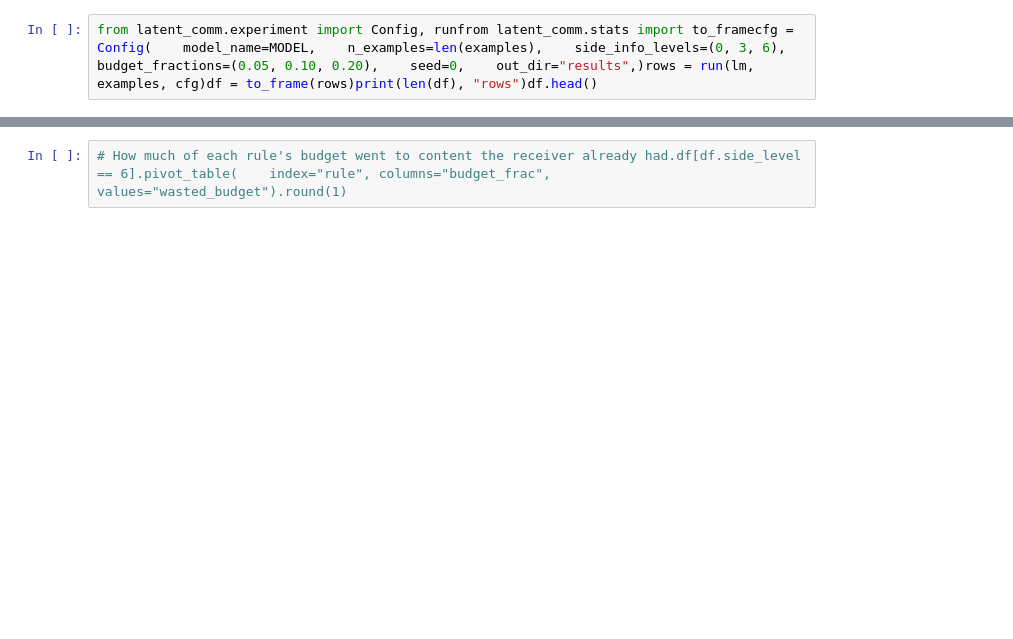
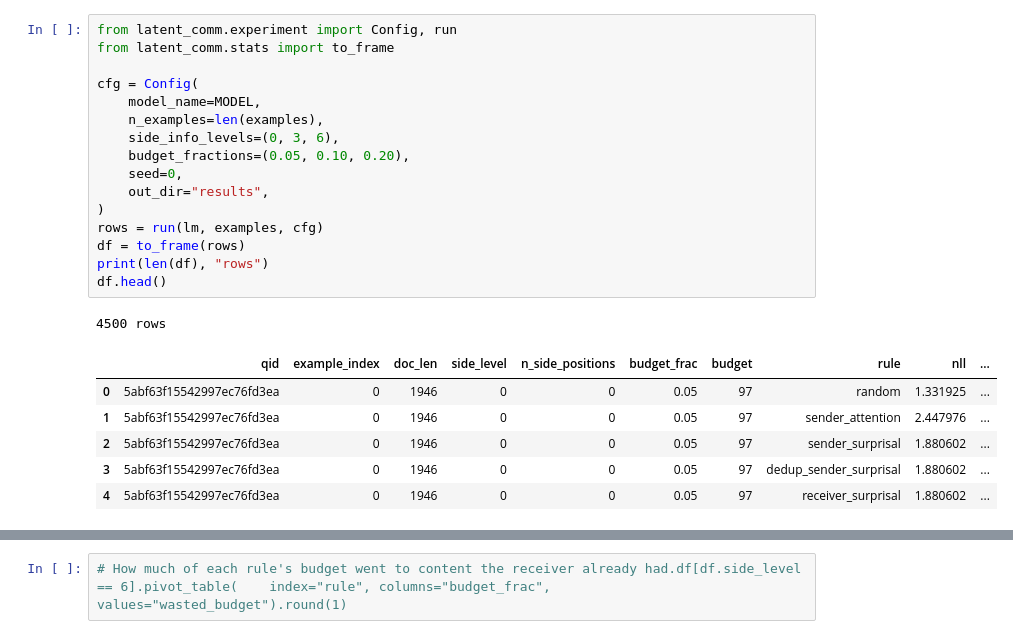
Before and after one commit to SonghanWu/latent-message-handoff, a Jupyter notebook: notebooks/latent_message.ipynb, the cells around one changed output, grey strips where cells are left out. Cells and saved outputs as stored; diff of their text form; blank space fills up the shorter version.

```diff
--- a/notebooks/latent_message.ipynb
+++ b/notebooks/latent_message.ipynb
@@ -33,2 +131,24 @@ Read the grey bands. Those are the paragraphs the receiver already has. Therecei
 # %%
-from latent_comm.experiment import Config, runfrom latent_comm.stats import to_framecfg = Config(    model_name=MODEL,    n_examples=len(examples),    side_info_levels=(0, 3, 6),    budget_fractions=(0.05, 0.10, 0.20),    seed=0,    out_dir="results",)rows = run(lm, examples, cfg)df = to_frame(rows)print(len(df), "rows")df.head()
+from latent_comm.experiment import Config, run
+from latent_comm.stats import to_frame
+
+cfg = Config(
+    model_name=MODEL,
+    n_examples=len(examples),
+    side_info_levels=(0, 3, 6),
+    budget_fractions=(0.05, 0.10, 0.20),
+    seed=0,
+    out_dir="results",
+)
+rows = run(lm, examples, cfg)
+df = to_frame(rows)
+print(len(df), "rows")
+df.head()
+# %% [output]
+4500 rows
+|  | qid | example_index | doc_len | side_level | n_side_positions | budget_frac | budget | rule | nll | ... |
+| 0 | 5abf63f15542997ec76fd3ea | 0 | 1946 | 0 | 0 | 0.05 | 97 | random | 1.331925 | ... |
+| 1 | 5abf63f15542997ec76fd3ea | 0 | 1946 | 0 | 0 | 0.05 | 97 | sender_attention | 2.447976 | ... |
+| 2 | 5abf63f15542997ec76fd3ea | 0 | 1946 | 0 | 0 | 0.05 | 97 | sender_surprisal | 1.880602 | ... |
+| 3 | 5abf63f15542997ec76fd3ea | 0 | 1946 | 0 | 0 | 0.05 | 97 | dedup_sender_surprisal | 1.880602 | ... |
+| 4 | 5abf63f15542997ec76fd3ea | 0 | 1946 | 0 | 0 | 0.05 | 97 | receiver_surprisal | 1.880602 | ... |
```
Also changed, not shown: parts of 28 cells of this notebook.
